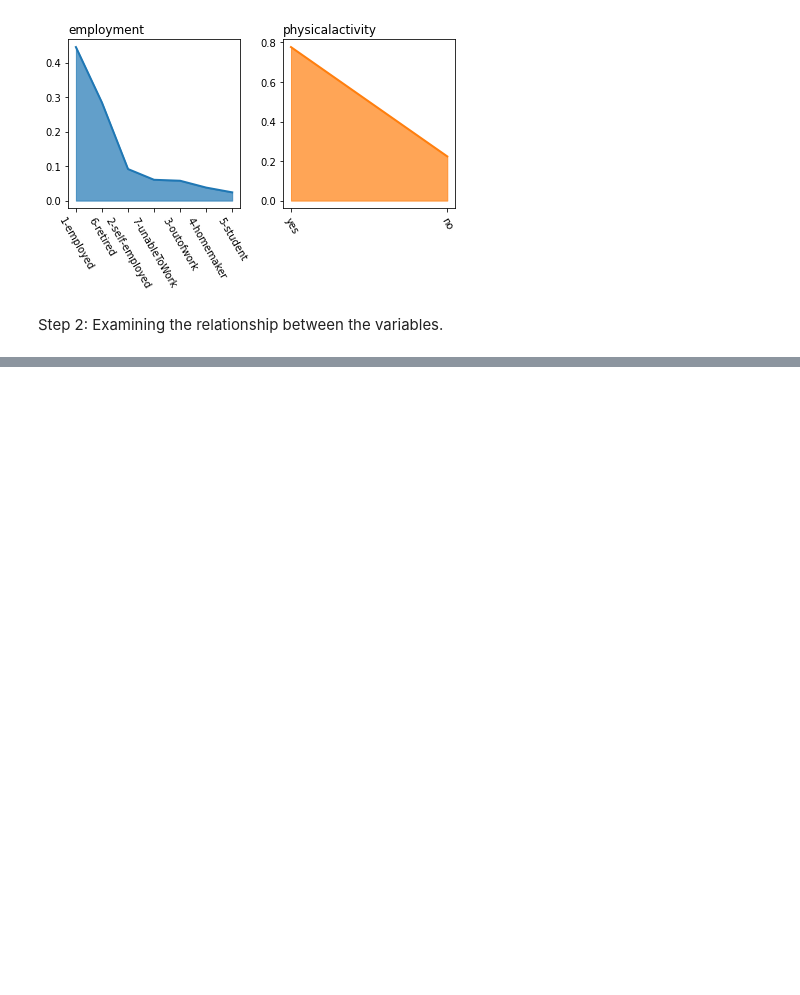
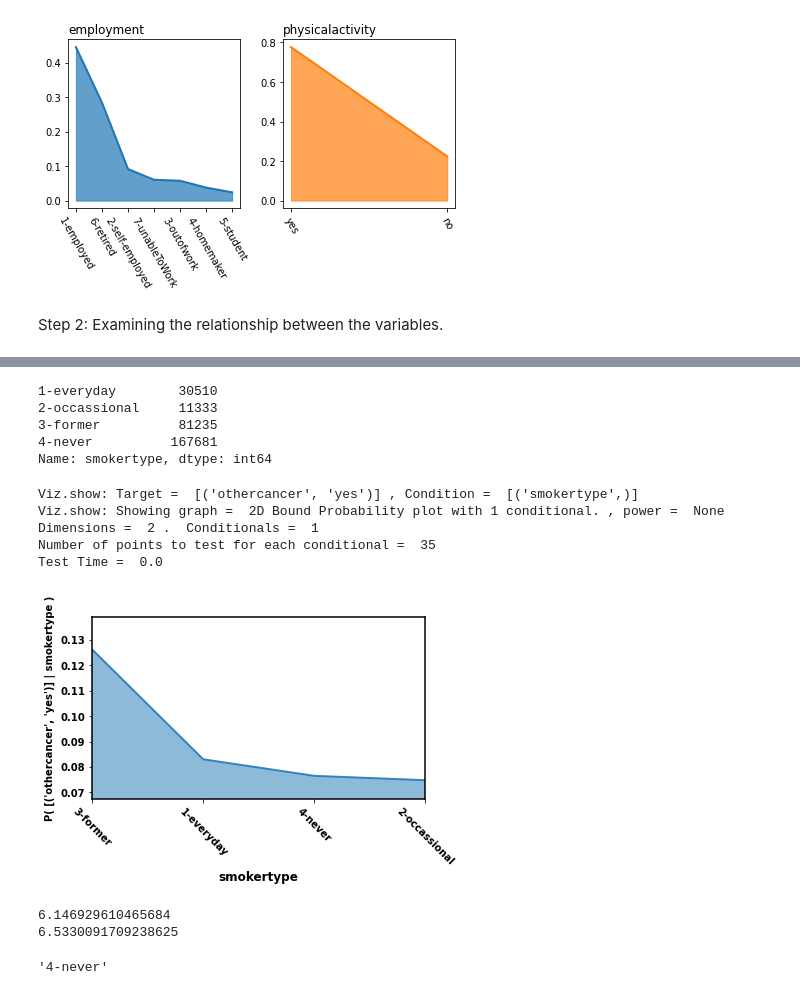
Before and after one commit to ArunGaonkar/HPCC-project, a Jupyter notebook: LLCP/LLCP_db_v2.ipynb, the cells around one changed output, grey strips where cells are left out. Saved outputs shown, nothing was run; the diff lists cells and outputs as text; code cells hidden in the pictures; blank space fills up the shorter version.

```diff
--- a/LLCP/LLCP_db_v2.ipynb
+++ b/LLCP/LLCP_db_v2.ipynb
@@ -44,0 +88,25 @@ Step 2: Examining the relationship between the variables.
+# %%
+df.smokertype.value_counts().sort_index()
+# %% [output]
+1-everyday        30510
+2-occassional     11333
+3-former          81235
+4-never          167681
+Name: smokertype, dtype: int64
+# %%
+
+viz.show(probspace=ps, targetSpec=[('othercancer', 'yes')], condSpec=['smokertype'], gtype='pdf')
+print(ps.E(['drinks'], [(('smokertype', '3-former')), ('othercancer', 'yes')])) #6
+print(ps.E(['drinks'], [(('smokertype', '3-former'))])) #6
+
+ps.E(['smokertype'], [(('drinks', 0)), ('diabetes', 'yes')]) #6
+# %% [output]
+Viz.show: Target =  [('othercancer', 'yes')] , Condition =  [('smokertype',)]
+Viz.show: Showing graph =  2D Bound Probability plot with 1 conditional. , power =  None
+Dimensions =  2 .  Conditionals =  1
+Number of points to test for each conditional =  35
+Test Time =  0.0
+[figure, added]
+6.146929610465684
+6.5330091709238625
+'4-never'
```
Also changed, not shown: parts of 13 cells of this notebook, 2 other files.
